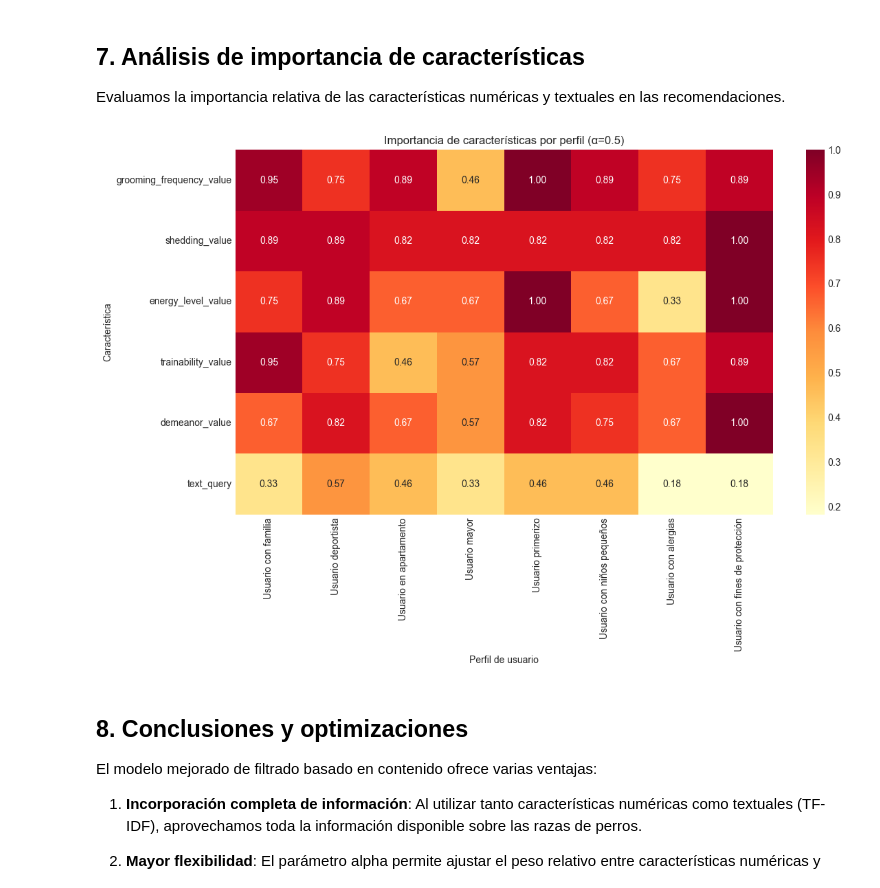
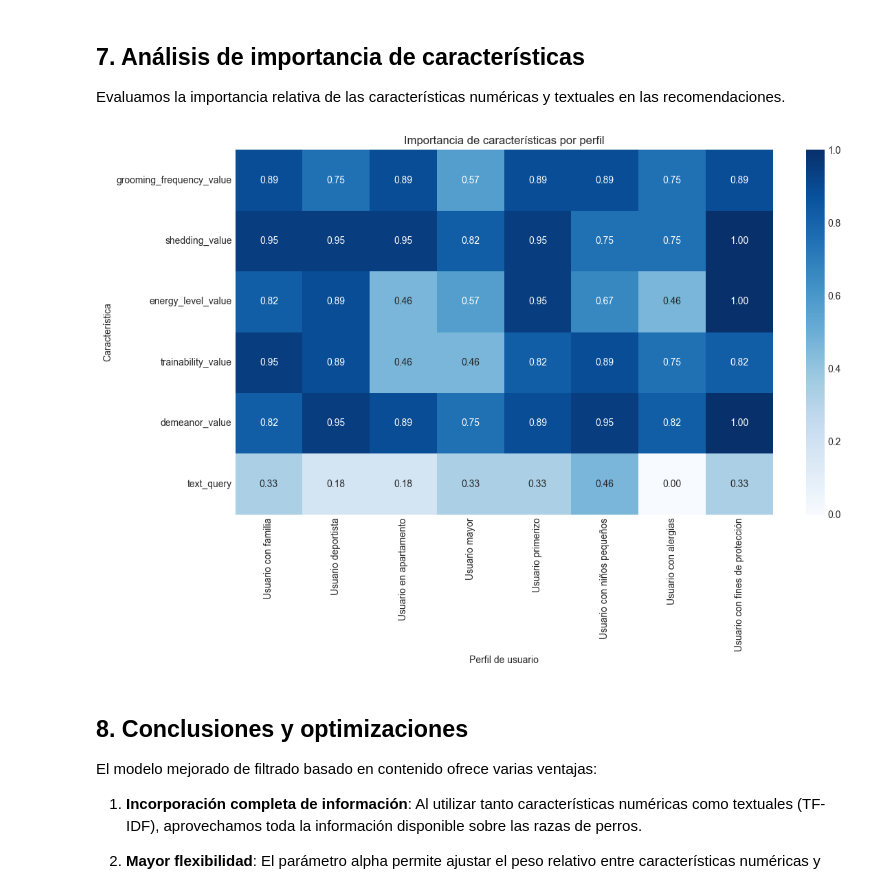
Before and after one commit to quiquereds/DogRecSys, a Jupyter notebook: experiments/01b-content_based.ipynb, the cells around one changed output. Saved outputs shown, nothing was run; the diff lists cells and outputs as text; code cells hidden in the pictures.

```diff
--- a/experiments/01b-content_based.ipynb
+++ b/experiments/01b-content_based.ipynb
@@ -86,7 +86,7 @@ test_profiles = [
         "energy_level_value": 0.6,        # Energía media
         "trainability_value": 0.8,        # Buena capacidad de entrenamiento
         "demeanor_value": 1.0,            # Muy amigable
-        "text_query": "friendly family dog good with children"  # Consulta de texto
+        "text_query": "friendly family children"  # Consulta de texto
     },
     {
         "nombre": "Usuario deportista",
@@ -95,7 +95,7 @@ test_profiles = [
         "energy_level_value": 1.0,        # Muy energético
         "trainability_value": 1.0,        # Muy entrenable
         "demeanor_value": 0.6,            # Temperamento medio
-        "text_query": "athletic energetic working dog active outdoor"  # Consulta de texto
+        "text_query": "energetic active outdoor"  # Consulta de texto
     },
     {
         "nombre": "Usuario en apartamento",
@@ -104,7 +104,7 @@ test_profiles = [
         "energy_level_value": 0.4,        # Poca energía
         "trainability_value": 0.6,        # Entrenabilidad media
         "demeanor_value": 0.8,            # Bastante amigable
-        "text_query": "small apartment dog quiet low energy"  # Consulta de texto
+        "text_query": "low energy calm"   # Consulta de texto
     },
     {
         "nombre": "Usuario mayor",
@@ -187,7 +187,7 @@ for profile in test_profiles:
         all_recommendations[alpha][nombre] = recs
 
 # Mostramos las recomendaciones para el primer perfil con diferentes valores de alpha
-primer_perfil = test_profiles[0]["nombre"]
+primer_perfil = test_profiles[4]["nombre"]
 print(f"\nComparación de recomendaciones para {primer_perfil}:")
 
 for alpha in alpha_values:
@@ -267,7 +267,7 @@ for profile in test_profiles:
         overlap_matrix,
         annot=True,
         fmt='.1f',
-        cmap='YlOrRd',
+        cmap='crest',
         xticklabels=[f"α={a}" for a in alpha_labels],
         yticklabels=[f"α={a}" for a in alpha_labels],
         vmin=0,
@@ -306,13 +306,13 @@ sns.heatmap(
     overlap_matrix,
     annot=True,
     fmt='.1f',
-    cmap='YlOrRd',
+    cmap='Blues',
     xticklabels=nombres,
     yticklabels=nombres,
     vmin=0,
     vmax=100
 )
-plt.title(f'Solapamiento (%) entre perfiles con alpha balanceado (α={alpha_balanced})')
+plt.title(f'Matriz de similitud (%) entre perfiles')
 plt.xticks(rotation=45, ha='right')
 plt.tight_layout()
 plt.show()
@@ -469,7 +469,7 @@ for profile in test_profiles:
         recommended_breeds = recs['breed'].tolist()
 
         # Calcular métricas
-        for k in [5, 10]:
+        for k in [5, 10, 15, 20]:
             eval_results.append({
                 'perfil': nombre,
                 'alpha': alpha,
@@ -587,36 +587,36 @@ for profile in test_profiles:
     # Evaluamos la importancia de la consulta de texto
     if base_text_query:
         # Generamos recomendaciones sin consulta de texto
         text_modified_recs = recommend_by_content(
             base_user_vec,
             X_num,
             df,
             top_k=10,
             text_query=None,  # Sin consulta de texto
             text_vectors=X_text,
             tfidf_vectorizer=tfidf_model,
             alpha=1.0  # Solo numérico
         )['breed'].tolist()
 
         # Calculamos similitud de Jaccard
         jaccard = len(set(base_recs) & set(text_modified_recs)) / len(set(base_recs) | set(text_modified_recs))
         changes["text_query"] = 1 - jaccard
     else:
         changes["text_query"] = 0.0
 
     # Añadimos al DataFrame
     feature_importance[nombre] = pd.Series(changes)
 
 # Visualizamos importancia de características
 plt.figure(figsize=(12, 8))
-sns.heatmap(feature_importance, annot=True, cmap='YlOrRd', fmt='.2f')
-plt.title(f'Importancia de características por perfil (α={alpha_optimal})')
+sns.heatmap(feature_importance, annot=True, cmap='Blues', fmt='.2f')
+plt.title(f'Importancia de características por perfil')
 plt.ylabel('Característica')
 plt.xlabel('Perfil de usuario')
 plt.tight_layout()
 plt.show()
 # %% [output]
-[figure, old version]
+[figure, new version]
 # %% [markdown]
 ## **8. Conclusiones y optimizaciones**
 
```
Also changed, not shown: parts of 5 cells of this notebook, 13 other files.
